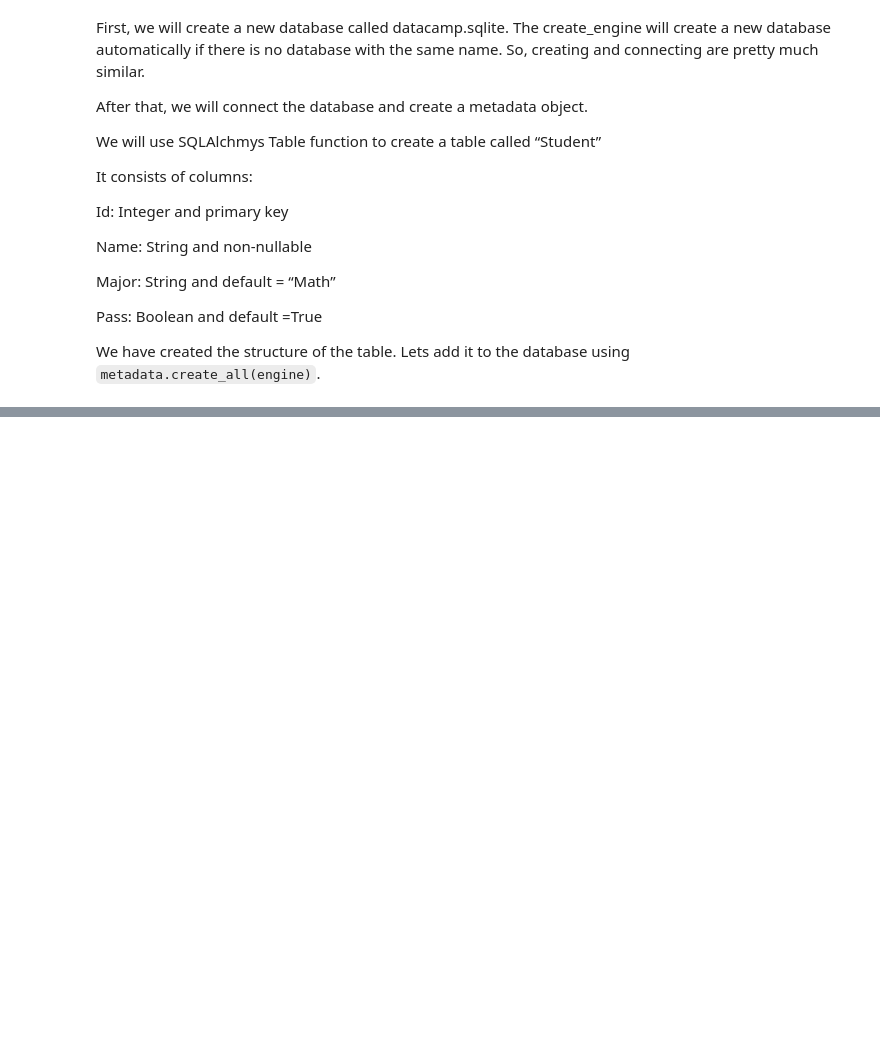
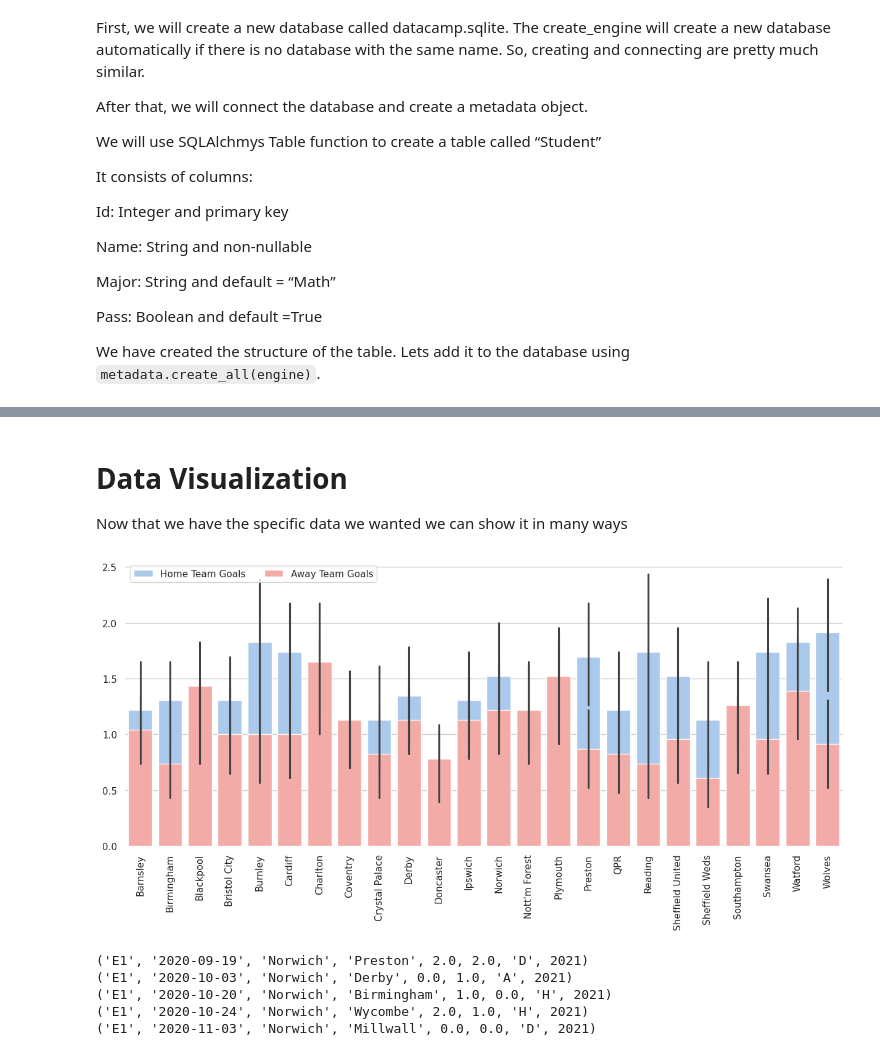
Before and after one commit to Santiago-Quinteros/SQLAlchemy-Tutorial-With-Examples, a Jupyter notebook: SQLAlchemy_Tutorial_With_Examples.ipynb, the cells around one changed output, grey strips where cells are left out. Saved outputs shown, nothing was run; the diff lists cells and outputs as text; code cells hidden in the pictures; blank space fills up the shorter version.

```diff
--- a/SQLAlchemy_Tutorial_With_Examples.ipynb
+++ b/SQLAlchemy_Tutorial_With_Examples.ipynb
@@ -128,0 +168,6 @@ We have created the structure of the table. Lets add it to the database using `m
+# %%
+query=db.insert(Student) # The insert query expects me to give a list with the elements I want to submit, as a dictionary
+values_list = [ {'Id':4,"Name":"Maelle","Major":"Spanish","Pass":True},
+                {'Id':5,"Name":"Pepe","Major":"portuguese","Pass":False},
+               ]
+Result= conn.execute(query,values_list)
@@ -128,0 +301,6 @@ We have created the structure of the table. Lets add it to the database using `m
+# %%
+engine = db.create_engine("sqlite:///european_database.sqlite")
+conn = engine.connect()
+metadata= db.MetaData()
+division=db.Table('divisions',metadata,autoload_with=engine) #Autoload takes directly from engine the tables named
+match = db.Table('matchs',metadata,autoload_with=engine)
@@ -128,0 +353,16 @@ We have created the structure of the table. Lets add it to the database using `m
+# %%
+# We will select both division and match columns.
+query=(db.select(division,match)
+    # Join them using a common column: division.division and match.Div.
+    .select_from(division.join(match,division.c.division== match.c.Div))
+    # Select all columns where the division is E1 and the season is 2009.
+    .where(db.and_(division.columns.division =="E1", match.c.season ==2009))
+    # Order the result by HomeTeam.
+    .order_by(match.columns.HomeTeam)
+    )
+output= conn.execute(query)
+results=output.fetchall()
+data=pd.DataFrame(results)
+data
+
+#Each element that had the value E1 in key Div now has assigned also the name and country of the division
@@ -128,0 +383,22 @@ We have created the structure of the table. Lets add it to the database using `m
+# %% [markdown]
+# Data Visualization
+
+Now that we have the specific data we wanted we can show it in many ways
+# %%
+import seaborn as sns
+import matplotlib.pyplot as plt
+sns.set_theme(style="whitegrid")
+
+f, ax = plt.subplots(figsize=(15, 6))
+plt.xticks(rotation=90)
+sns.set_color_codes("pastel")
+sns.barplot(x="HomeTeam", y="FTHG", data=data,
+            label="Home Team Goals", color="b")
+
+sns.barplot(x="HomeTeam", y="FTAG", data=data,
+            label="Away Team Goals", color="r")
+ax.legend(ncol=2, loc="upper left", frameon=True)
+ax.set(ylabel="", xlabel="")
+sns.despine(left=True, bottom=True)
+# %% [output]
+[figure, added]
@@ -128,0 +423,12 @@ We have created the structure of the table. Lets add it to the database using `m
+# %%
+query = stock.select()
+exe = conn.execute(query)
+result = exe.fetchmany(5)
+for r in result:
+    print(r)
+# %% [output]
+('E1', '2020-09-19', 'Norwich', 'Preston', 2.0, 2.0, 'D', 2021)
+('E1', '2020-10-03', 'Norwich', 'Derby', 0.0, 1.0, 'A', 2021)
+('E1', '2020-10-20', 'Norwich', 'Birmingham', 1.0, 0.0, 'H', 2021)
+('E1', '2020-10-24', 'Norwich', 'Wycombe', 2.0, 1.0, 'H', 2021)
+('E1', '2020-11-03', 'Norwich', 'Millwall', 0.0, 0.0, 'D', 2021)
```
Also changed, not shown: parts of 22 cells of this notebook.
